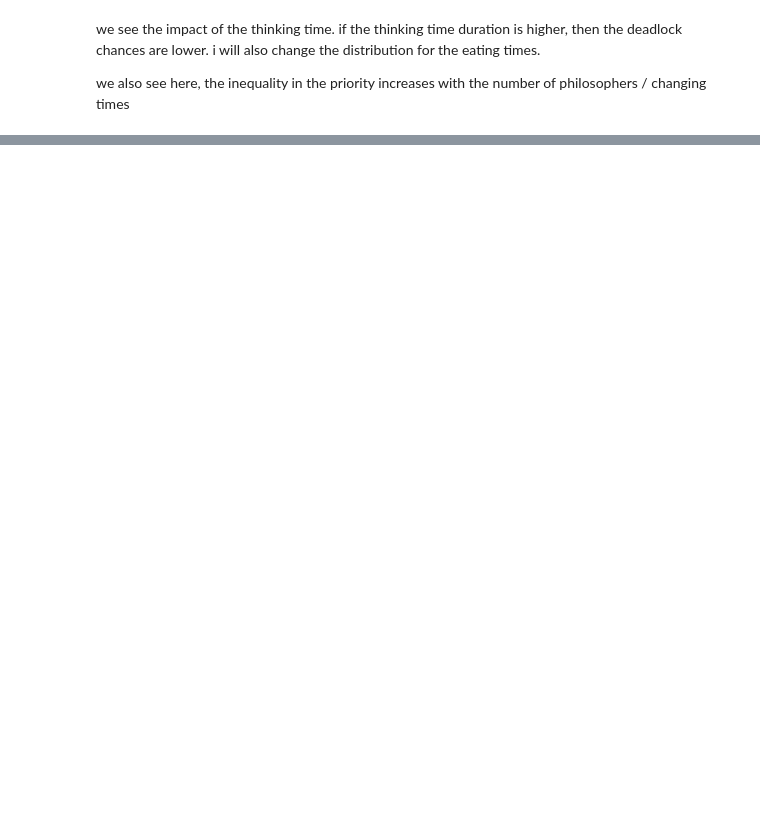
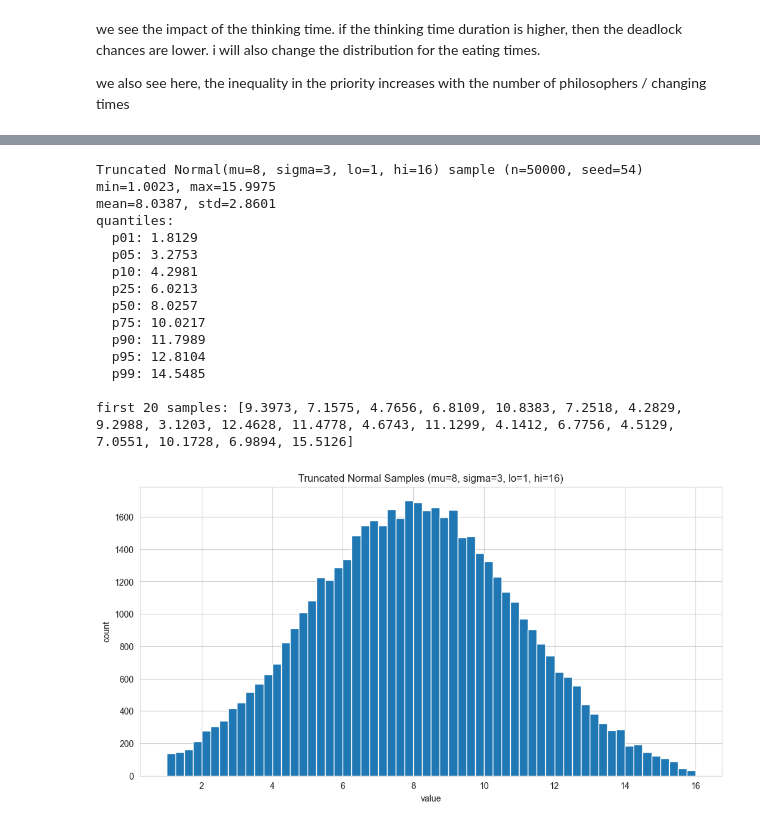
Before and after one commit to tleules23/ModSim2025, a Jupyter notebook: dining_philosophers.ipynb, the cells around one changed output, grey strips where cells are left out. Saved outputs shown, nothing was run; the diff lists cells and outputs as text; code cells hidden in the pictures; blank space fills up the shorter version.

```diff
--- a/dining_philosophers.ipynb
+++ b/dining_philosophers.ipynb
@@ -1401,0 +1574,60 @@ we also see here, the inequality in the priority increases with the number of ph
+# %%
+import random
+import numpy as np
+import matplotlib.pyplot as plt
+
+def truncated_normal(mu: float, sigma: float, lo: float = 0.0, hi: float = float("inf")) -> float:
+    """Sample N(mu, sigma) but reject values outside [lo, hi]."""
+    if sigma <= 0:
+        return max(lo, min(hi, mu))
+    while True:
+        x = random.gauss(mu, sigma)
+        if lo <= x <= hi:
+            return x
+
+def show_truncated_normal(mu=5.0, sigma=2.0, lo=0.2, hi=20.0, n=20000, seed=54, bins=60, plot=True):
+    """
+    Sample a truncated normal distribution and print basic stats + histogram plot.
+    """
+    random.seed(seed)
+    xs = np.array([truncated_normal(mu, sigma, lo, hi) for _ in range(n)], dtype=float)
+
+    qs = [0.01, 0.05, 0.10, 0.25, 0.50, 0.75, 0.90, 0.95, 0.99]
+    qv = np.quantile(xs, qs)
+
+    print(f"Truncated Normal(mu={mu}, sigma={sigma}, lo={lo}, hi={hi}) sample (n={n}, seed={seed})")
+    print(f"min={xs.min():.4f}, max={xs.max():.4f}")
+    print(f"mean={xs.mean():.4f}, std={xs.std(ddof=1):.4f}")
+    print("quantiles:")
+    for p, v in zip(qs, qv):
+        print(f"  p{int(p*100):02d}: {v:.4f}")
+
+    print("\nfirst 20 samples:", np.round(xs[:20], 4).tolist())
+
+    if plot:
+        plt.figure()
+        plt.hist(xs, bins=bins)
+        plt.title(f"Truncated Normal Samples (mu={mu}, sigma={sigma}, lo={lo}, hi={hi})")
+        plt.xlabel("value")
+        plt.ylabel("count")
+        plt.show()
+
+    return xs
+_ = show_truncated_normal(mu=8, sigma=3, lo=1, hi=16, n=50000, seed=54)
+# %% [output]
+Truncated Normal(mu=8, sigma=3, lo=1, hi=16) sample (n=50000, seed=54)
+min=1.0023, max=15.9975
+mean=8.0387, std=2.8601
+quantiles:
+  p01: 1.8129
+  p05: 3.2753
+  p10: 4.2981
+  p25: 6.0213
+  p50: 8.0257
+  p75: 10.0217
+  p90: 11.7989
+  p95: 12.8104
+  p99: 14.5485
+
+first 20 samples: [9.3973, 7.1575, 4.7656, 6.8109, 10.8383, 7.2518, 4.2829, 9.2988, 3.1203, 12.4628, 11.4778, 4.6743, 11.1299, 4.1412, 6.7756, 4.5129, 7.0551, 10.1728, 6.9894, 15.5126]
+[figure, added]
```
Also changed, not shown: parts of 14 cells of this notebook.
